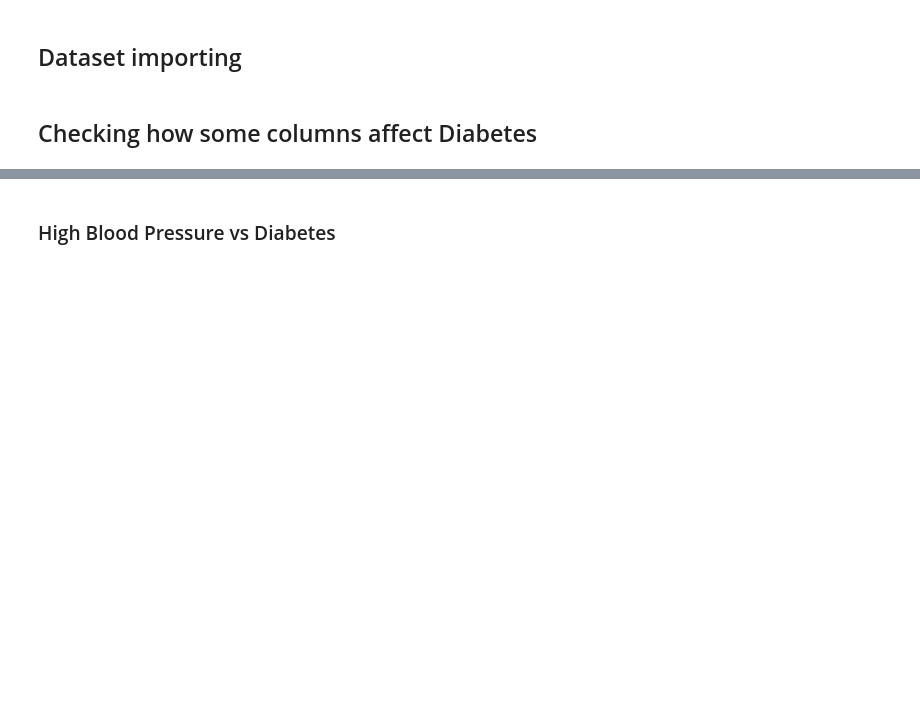
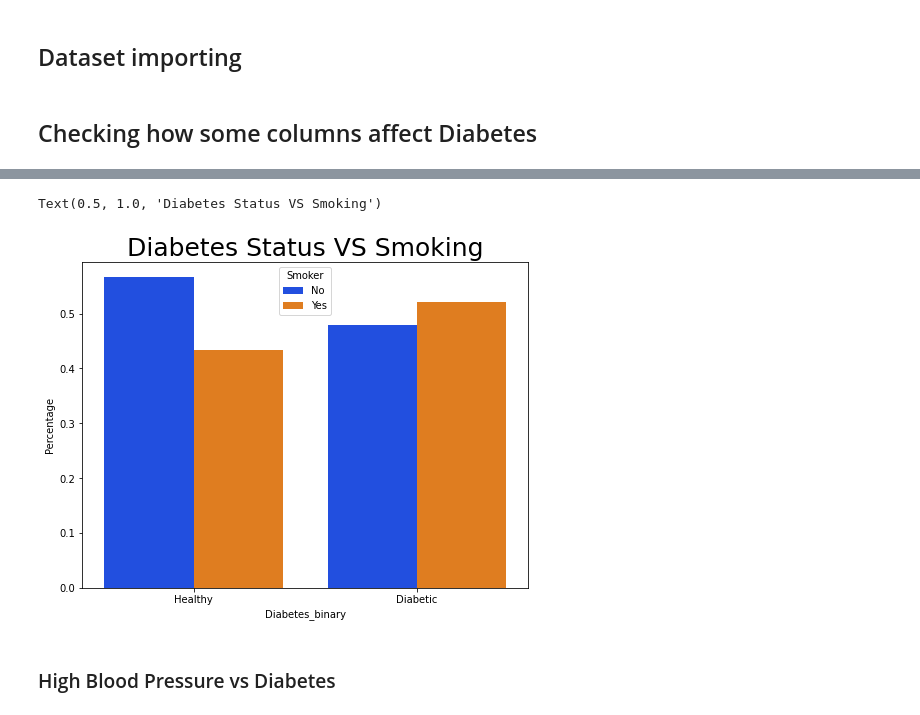
Before and after one commit to marcusverykho/predictingDiabetes, a Jupyter notebook: Data Analysis/Data Analysis.ipynb, the cells around one changed output, grey strips where cells are left out. Saved outputs shown, nothing was run; the diff lists cells and outputs as text; code cells hidden in the pictures; blank space fills up the shorter version.

```diff
--- a/Data Analysis/Data Analysis.ipynb
+++ b/Data Analysis/Data Analysis.ipynb
@@ -11,7 +11,8 @@ import matplotlib.pyplot as plt # we only need pyplot
 # %% [markdown]
 ## Dataset importing
 # %%
-cleanDiabetes_df = pd.read_csv("Datasets/Cleaned_Diabetes.csv")
+cleanDiabetes_df = pd.read_csv("../Datasets/Cleaned_Diabetes.csv")
+cleanDiabetes_df = cleanDiabetes_df[~((cleanDiabetes_df['CholCheck'] == 0.0) & (cleanDiabetes_df['HighChol'] != 0.0))]
 bmi = cleanDiabetes_df["BMI"]
 q1_bmi = bmi.quantile(0.25)
 q3_bmi = bmi.quantile(0.75)
@@ -21,0 +25,6 @@ diabetes_filtered = cleanDiabetes_df[(cleanDiabetes_df["BMI"] < (q3_bmi + (1.5 *
+# %%
+diabetes_vs_sk = diabetes_filtered.groupby(['Diabetes_binary', 'Smoker']).size().reset_index(name = 'Count')
+print(diabetes_vs_sk)
+
+diabetes_vs_sk_total = diabetes_vs_sk.groupby(['Diabetes_binary']).sum().Count
+diabetes_vs_sk_total
@@ -22,3 +41,22 @@ diabetes_filtered = cleanDiabetes_df[(cleanDiabetes_df["BMI"] < (q3_bmi + (1.5 *
+# %%
+# Diabetes_vs_sk
+diabetes_vs_sk_total_stat = diabetes_vs_sk.set_index('Diabetes_binary').join(diabetes_vs_sk_total
+                                                                                  ,rsuffix='_')
+diabetes_vs_sk_total_stat['Percentage'] = diabetes_vs_sk_total_stat['Count']/diabetes_vs_sk_total_stat['Count_']
+diabetes_vs_sk_total_stat = diabetes_vs_sk_total_stat.reset_index()
+
+# Rename and label
+diabetes_vs_sk_total_stat['Diabetes_binary'] = diabetes_vs_sk_total_stat['Diabetes_binary'].replace({0.0:'Healthy', 1.0:'Diabetic'})
+diabetes_vs_sk_total_stat['Smoker'] = diabetes_vs_sk_total_stat['Smoker'].replace({0.0:'No', 1.0:'Yes'})
+
+
+#visualize diabetes status ~ BP
+plt.figure(figsize = (8,6))
+axes = sb.barplot(x = 'Diabetes_binary', y = 'Percentage', hue = 'Smoker', data = diabetes_vs_sk_total_stat, palette = 'bright')
+plt.title("Diabetes Status VS Smoking", fontsize=25)
+# %% [output]
+Text(0.5, 1.0, 'Diabetes Status VS Smoking')
+[figure, added]
 # %% [markdown]
 ### High Blood Pressure vs Diabetes
 # %%
```
Also changed, not shown: parts of 2 cells of this notebook.
